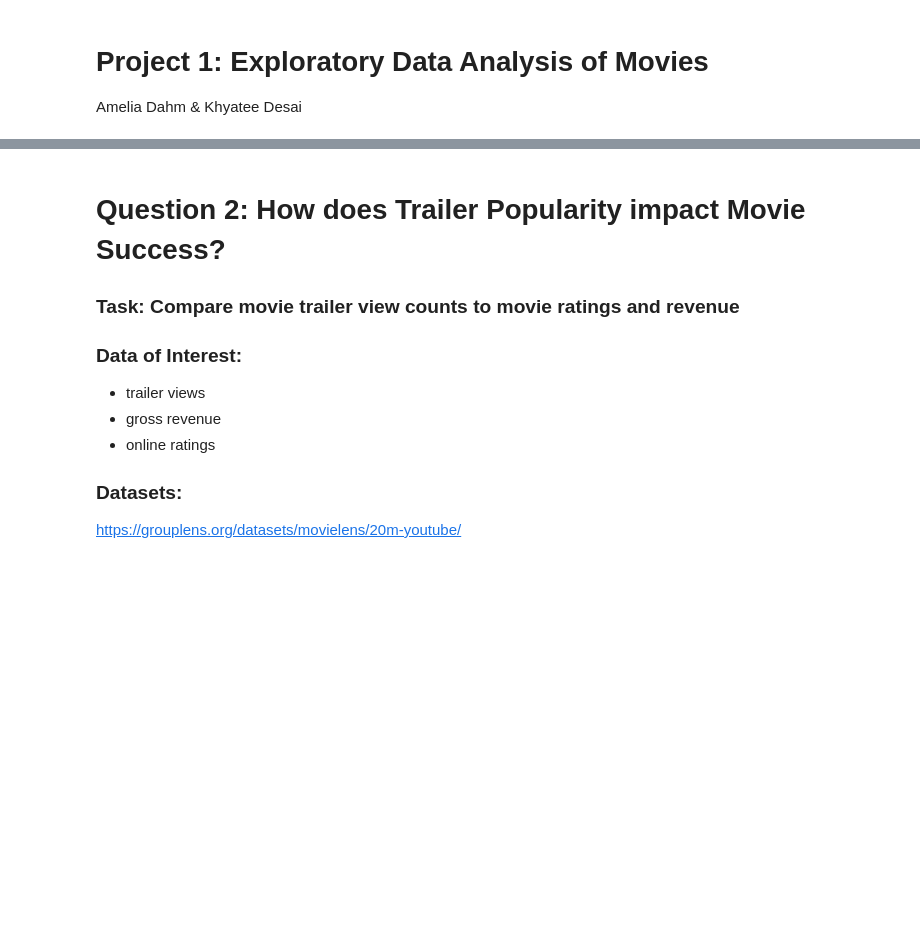
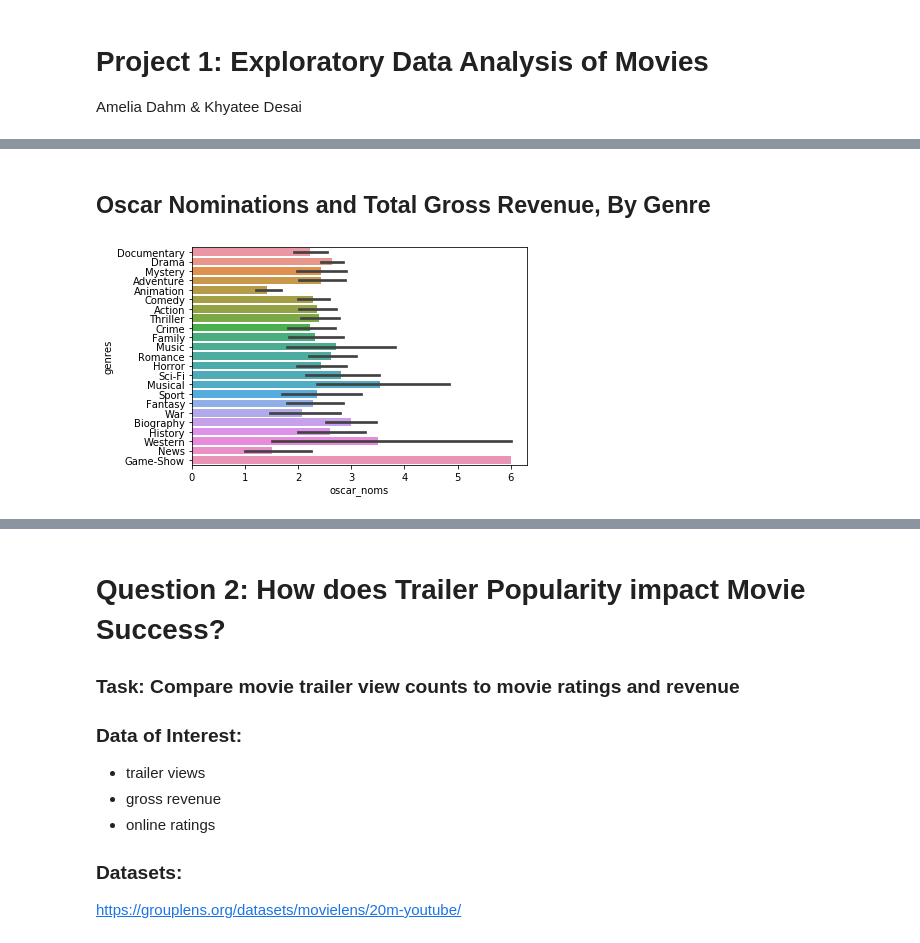
Before and after one commit to khyateed/Movie-Data-Analysis, a Jupyter notebook: student.ipynb, the cells around one changed output, grey strips where cells are left out. Cells and saved outputs as stored; diff of their text form; code cells hidden in the pictures; blank space fills up the shorter version.

```diff
--- a/student.ipynb
+++ b/student.ipynb
@@ -317,0 +170,6 @@ sns.barplot('production_budget','genres' , data = oscar_df)
+# %% [markdown]
+## Oscar Nominations and Total Gross Revenue, By Genre
+# %%
+sns.barplot('oscar_noms','genres' , data = oscar_df);
+# %% [output]
+[figure, added]
```
Also changed, not shown: parts of 100 cells of this notebook.
